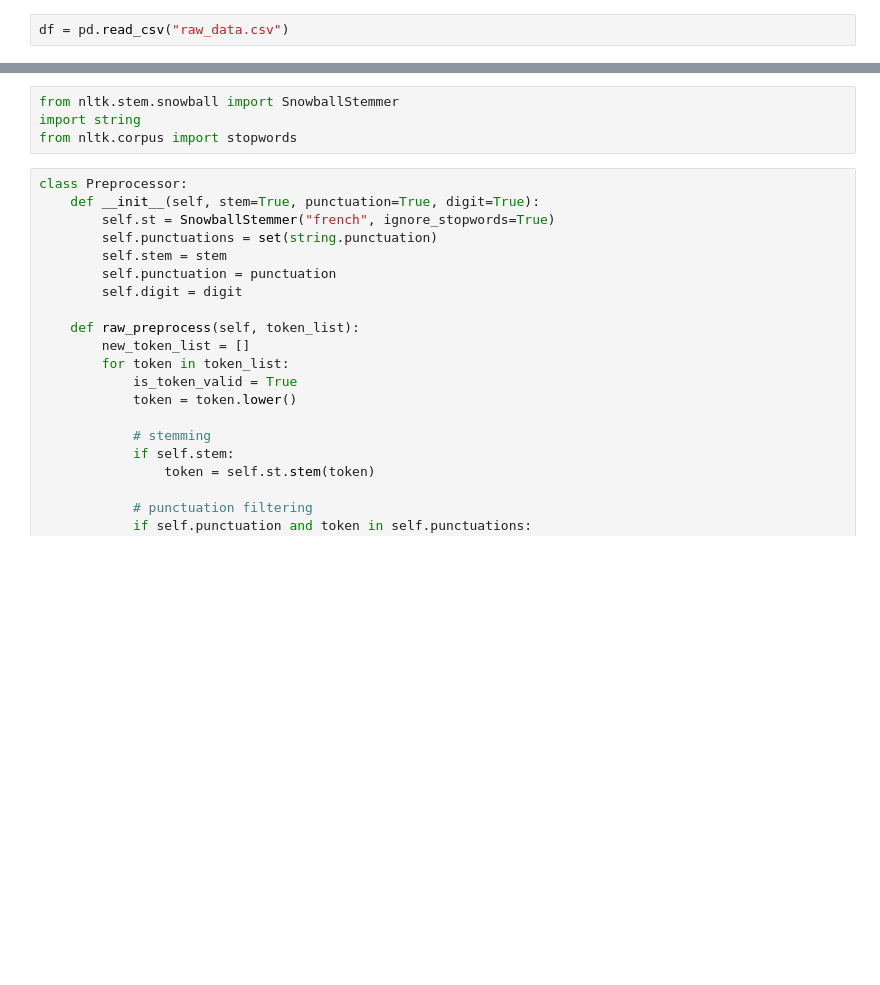
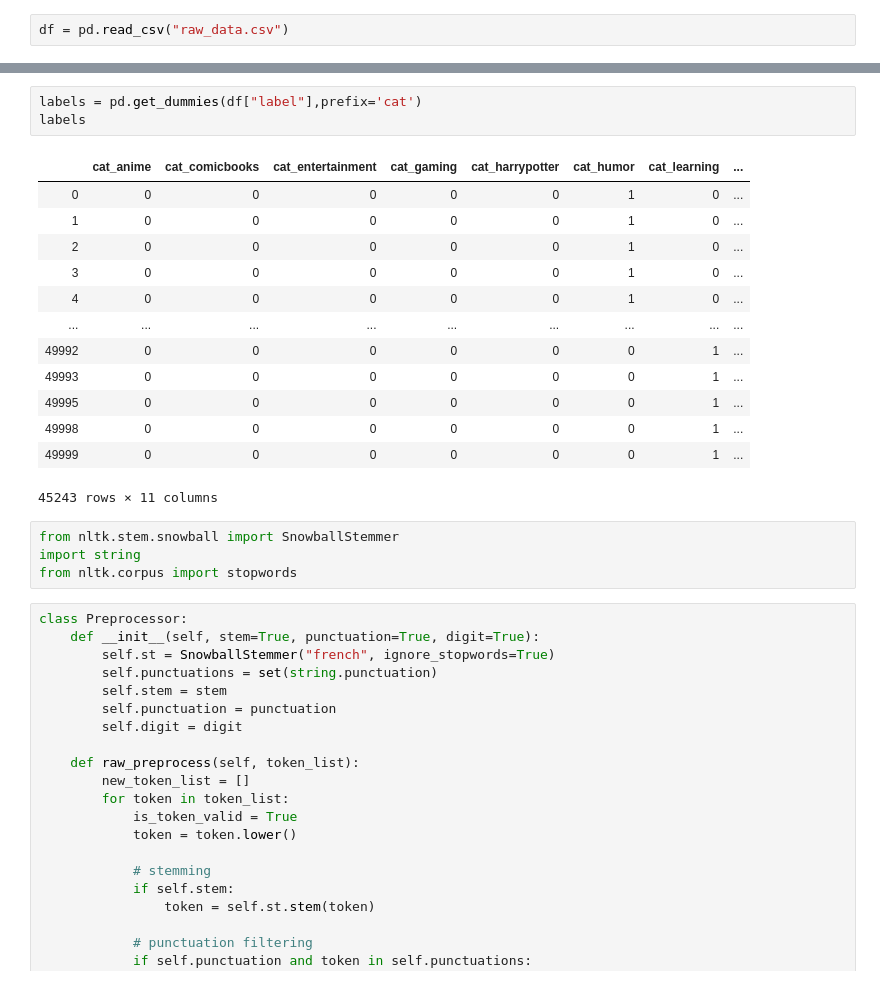
Before and after one commit to FabriceCh/log6308, a Jupyter notebook: projet/notebook.ipynb, the cells around one changed output, grey strips where cells are left out. Cells and saved outputs as stored; diff of their text form; blank space fills up the shorter version.

```diff
--- a/projet/notebook.ipynb
+++ b/projet/notebook.ipynb
@@ -113,3 +136,20 @@ pd.get_dummies(df["subreddit"],prefix=['country'])
+# %%
+labels = pd.get_dummies(df["label"],prefix='cat')
+labels
+# %% [output]
+|  | cat_anime | cat_comicbooks | cat_entertainment | cat_gaming | cat_harrypotter | cat_humor | cat_learning | ... |
+| 0 | 0 | 0 | 0 | 0 | 0 | 1 | 0 | ... |
+| 1 | 0 | 0 | 0 | 0 | 0 | 1 | 0 | ... |
+| 2 | 0 | 0 | 0 | 0 | 0 | 1 | 0 | ... |
+| 3 | 0 | 0 | 0 | 0 | 0 | 1 | 0 | ... |
+| 4 | 0 | 0 | 0 | 0 | 0 | 1 | 0 | ... |
+| ... | ... | ... | ... | ... | ... | ... | ... | ... |
+| 49992 | 0 | 0 | 0 | 0 | 0 | 0 | 1 | ... |
+| 49993 | 0 | 0 | 0 | 0 | 0 | 0 | 1 | ... |
+| 49995 | 0 | 0 | 0 | 0 | 0 | 0 | 1 | ... |
+| 49998 | 0 | 0 | 0 | 0 | 0 | 0 | 1 | ... |
+| 49999 | 0 | 0 | 0 | 0 | 0 | 0 | 1 | ... |
+45243 rows × 11 columns
 # %%
 from nltk.stem.snowball import SnowballStemmer
 import string
```
Also changed, not shown: parts of 53 cells of this notebook.
